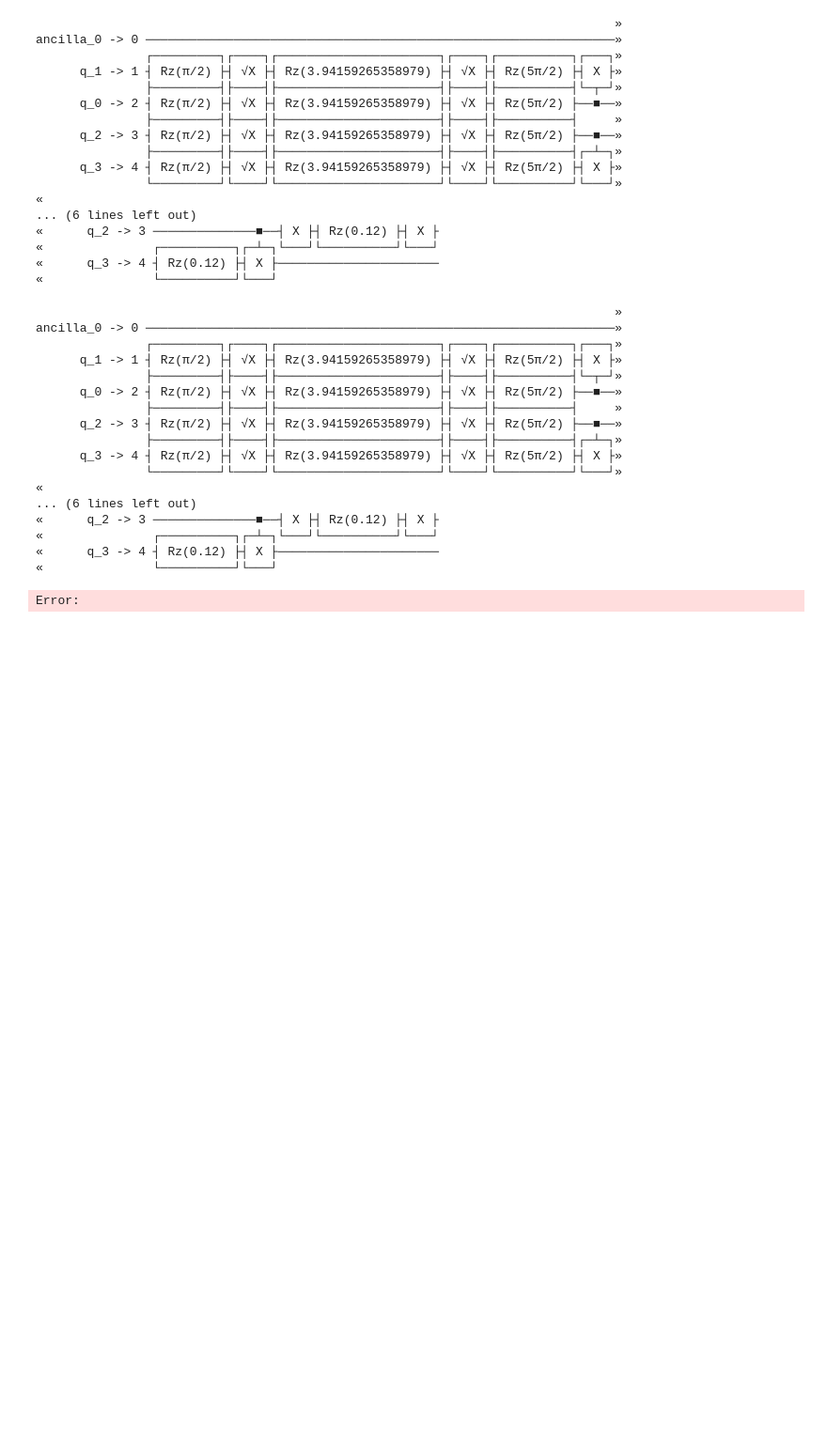
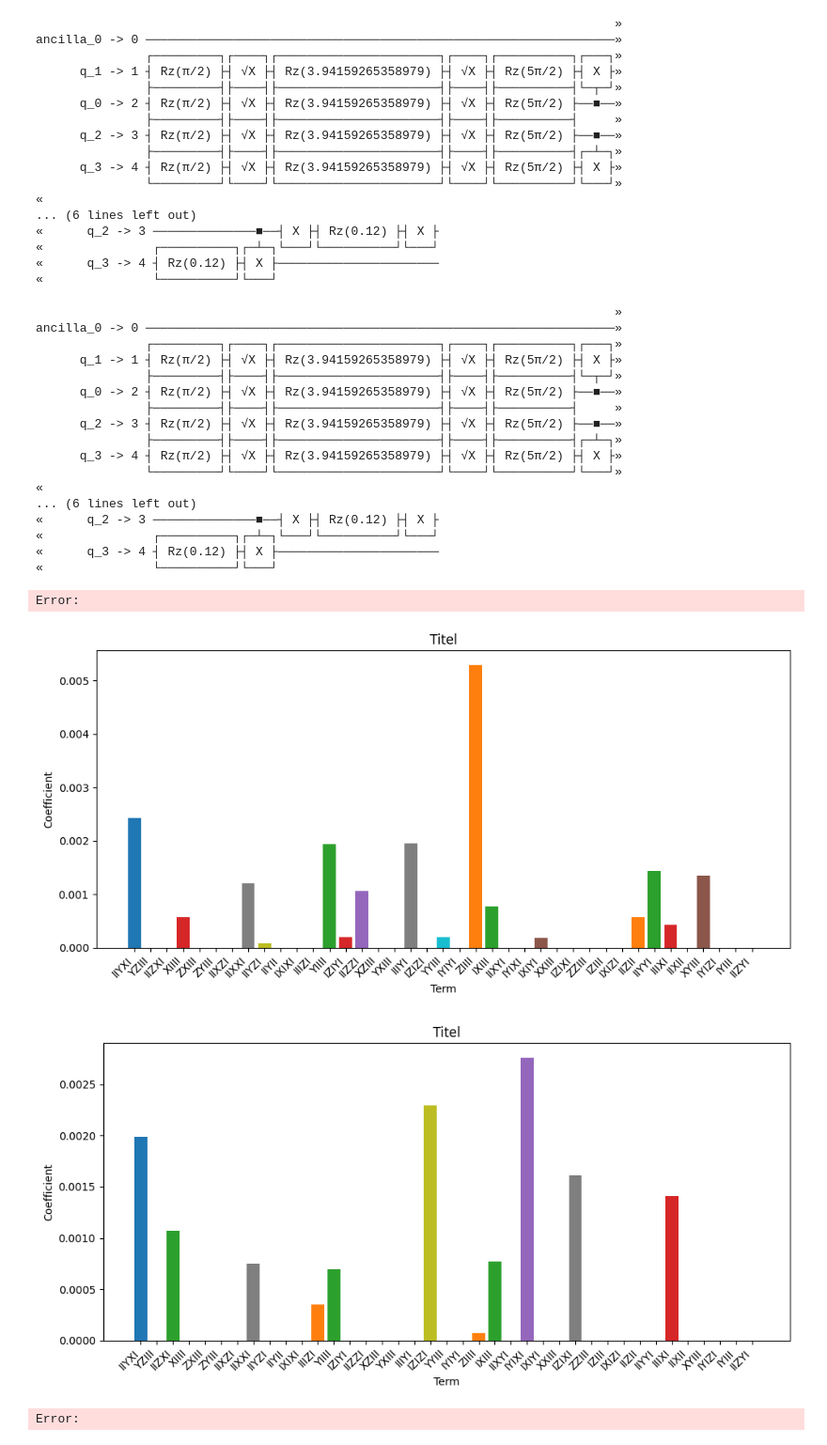
Before and after one commit to Fabrice-Schoeneberger/AutomatedPERTools, a Jupyter notebook: test.ipynb, the cells around one changed output. Shown at 94% size. Cells and saved outputs as stored; diff of their text form; code cells hidden in the pictures; blank space fills up the shorter version.

```diff
--- a/test.ipynb
+++ b/test.ipynb
@@ -213,3 +213,51 @@ ancilla_0 -> 0 ─────────────────────
 «      q_3 -> 4 ┤ Rz(0.12) ├┤ X ├──────────────────────
 «               └──────────┘└───┘
 Error:
+# %%
+import matplotlib.pyplot as plt
+import qiskit
+from qiskit import QuantumCircuit, Aer, transpile
+from matplotlib import pyplot as plt
+import os
+import sys
+import numpy as np
+import json
+import time
+
+folder = os.getcwd()
+while not folder.endswith("AutomatedPERTools"):
+    folder = os.path.dirname(folder)
+sys.path.append(os.path.join(folder, "pauli_lindblad_per"))
+
+from tomography.experiment import SparsePauliTomographyExperiment as tomography
+from primitives.pauli import QiskitPauli
+
+
+
+import pickle
+
+with open("noisedataframe.pickle", "rb") as f:
+    noisedataframe = pickle.load(f)
+for key in noisedataframe.noisemodels:
+    #print(key, noisedataframe.noisemodels[key].coeffs)
+    data = noisedataframe.noisemodels[key].coeffs
+    # Create the bar plot
+    plt.figure(figsize=(10, 5))  # Adjust the figure size if needed
+    for tup in data:
+        plt.bar(str(tup[0]),float(tup[1]))
+
+    # Add labels and title
+    plt.xlabel("Term")
+    plt.ylabel("Coefficient")
+    plt.title('Titel')
+
+    # Rotate names if too long for better readability
+    plt.xticks(rotation=45, ha='right')
+
+    # Display the plot
+    plt.tight_layout()
+    plt.show()
+# %% [output]
+[figure, added]
+[figure, added]
+Error:
```
Also changed, not shown: parts of 1 cell of this notebook, 11 other files.
